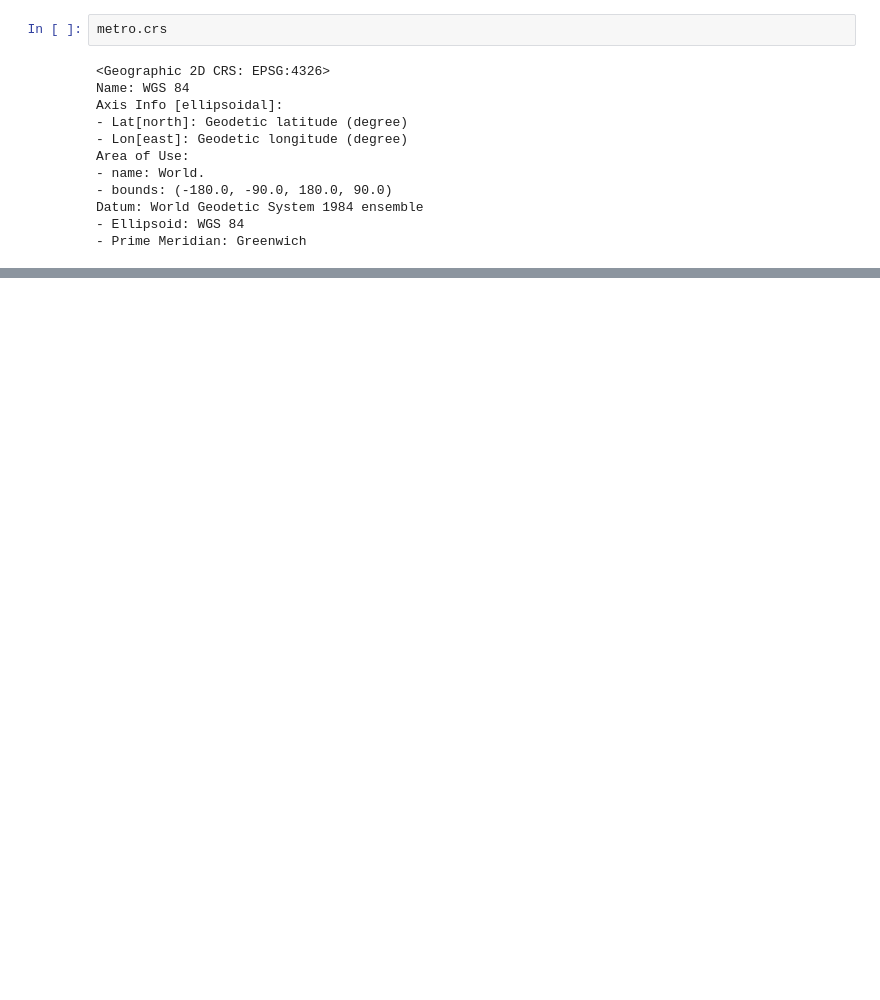
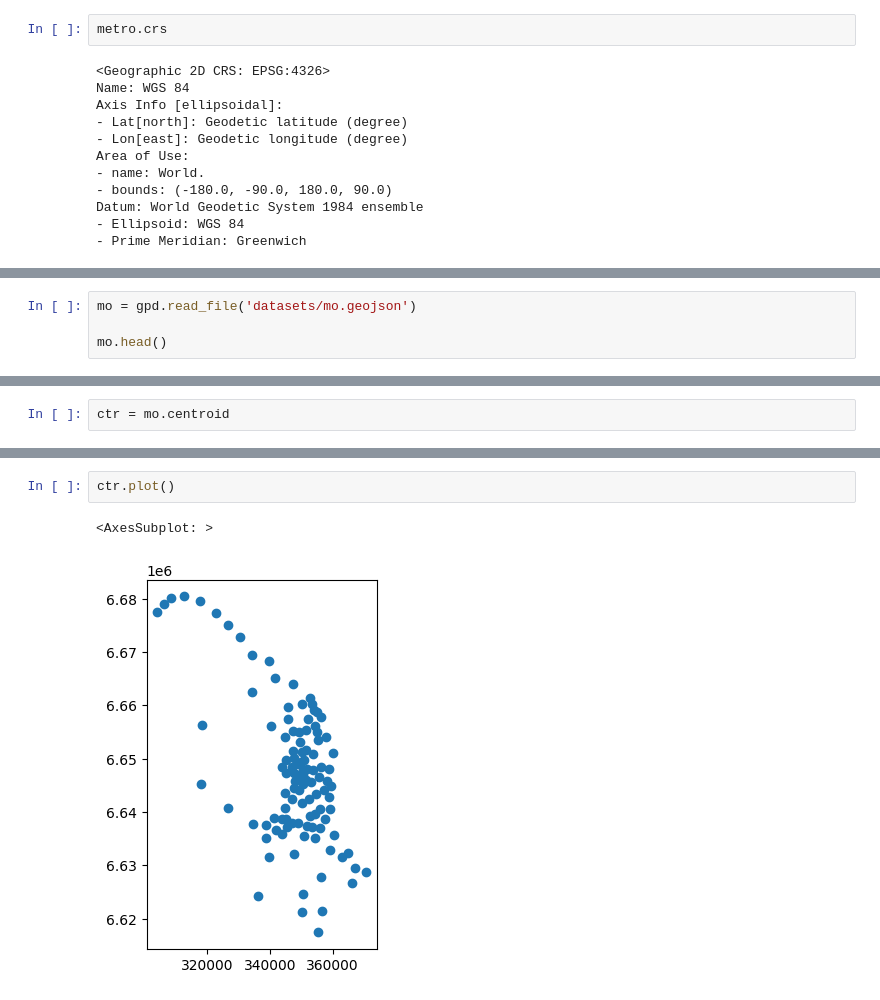
Before and after one commit to baltti/python-spatial, a Jupyter notebook: Основы работы с пространственными данными в python.ipynb, the cells around one changed output, grey strips where cells are left out. Cells and saved outputs as stored; diff of their text form; blank space fills up the shorter version.

```diff
--- a/Основы работы с пространственными данными в python.ipynb
+++ b/Основы работы с пространственными данными в python.ipynb
@@ -520,0 +1137,4 @@ Datum: World Geodetic System 1984 ensemble
+# %%
+mo = gpd.read_file('datasets/mo.geojson')
+
+mo.head()
@@ -520,0 +1210,2 @@ Datum: World Geodetic System 1984 ensemble
+# %%
+ctr = mo.centroid
@@ -520,0 +1229,5 @@ Datum: World Geodetic System 1984 ensemble
+# %%
+ctr.plot()
+# %% [output]
+<AxesSubplot: >
+[figure, added]
```
Also changed, not shown: parts of 92 cells of this notebook, 4 other files.
